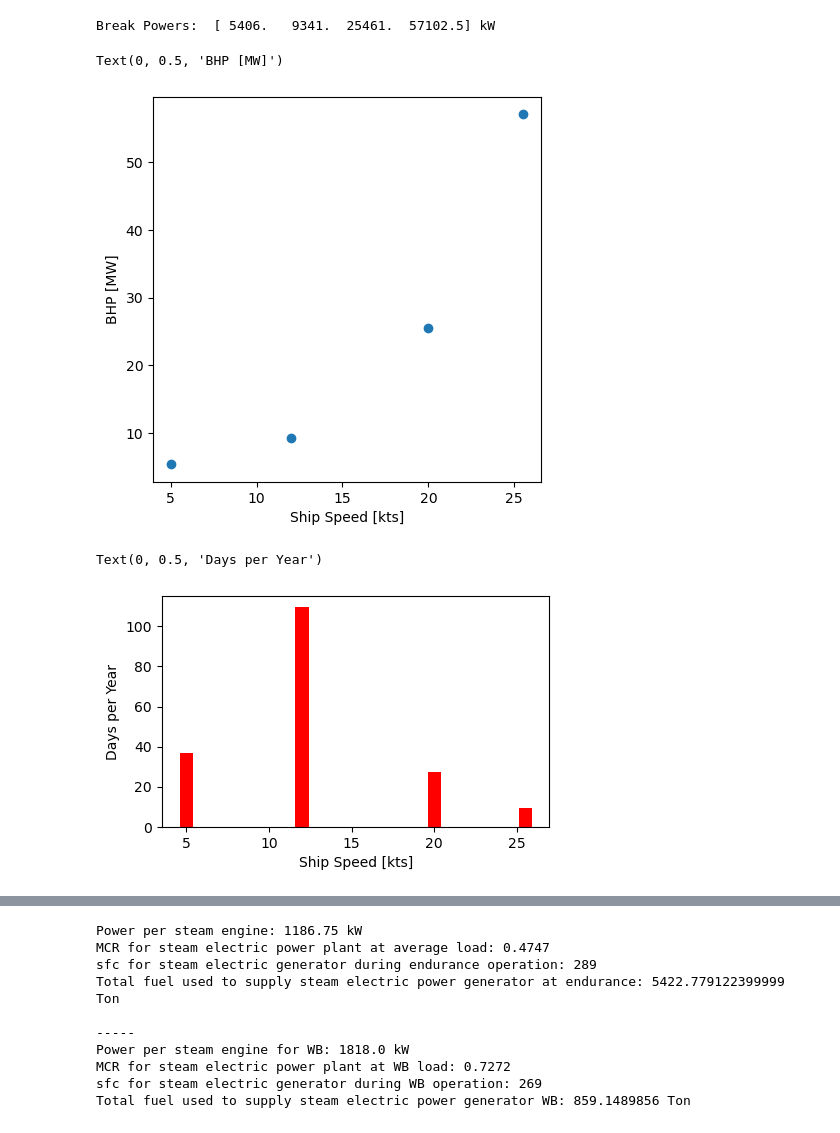
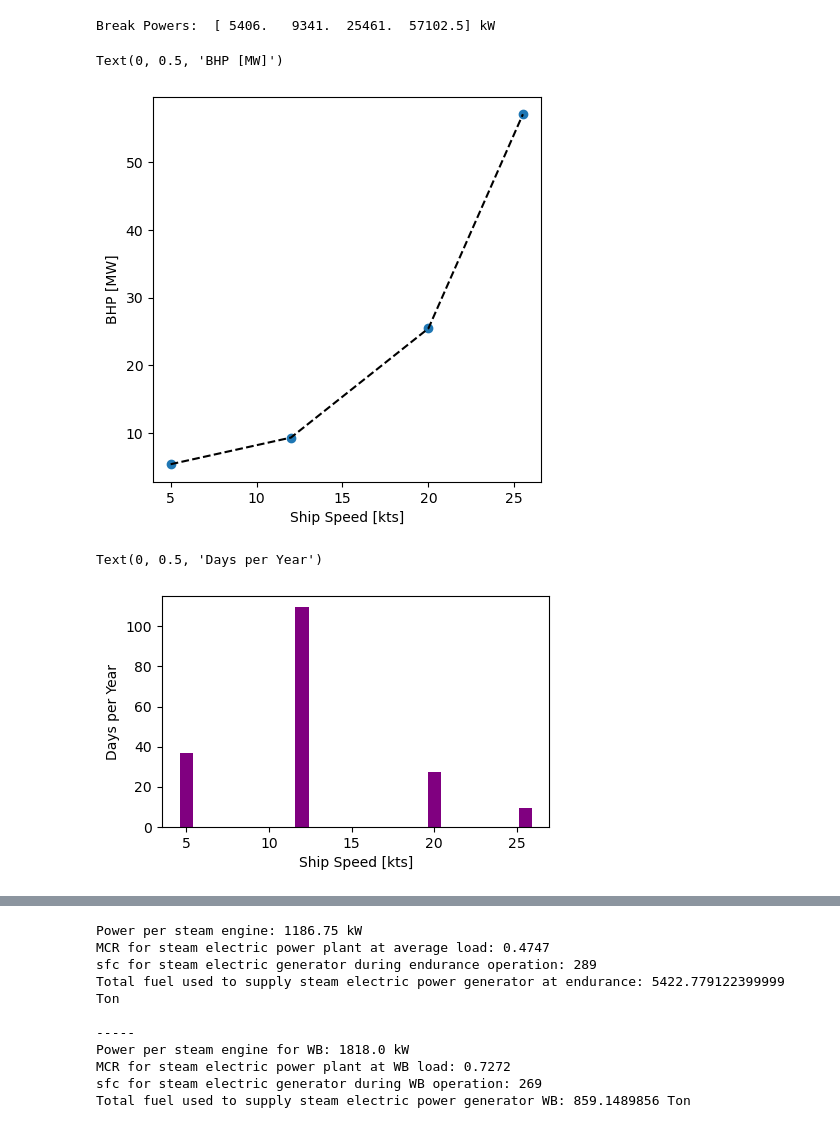
Before and after one commit to vandelij/marine_propulsion, a Jupyter notebook: final_project.ipynb, the cells around one changed output, grey strips where cells are left out. Cells and saved outputs as stored; diff of their text form; code cells hidden in the pictures.

```diff
--- a/final_project.ipynb
+++ b/final_project.ipynb
@@ -10,21 +10,22 @@ break_powers = np.array([5406, 9341, 25461, (62154 + 52051)/2]) # kW
 print('Break Powers: ', break_powers, 'kW')
 #print('Break Powers: ', np.round(break_powers*1.34102, 2), 'HP')
 plt.figure(figsize=(5,5))
+plt.plot(speeds, break_powers/1000, 'k--')
 plt.scatter(speeds, break_powers/1000)
 plt.xlabel('Ship Speed [kts]')
 plt.ylabel('BHP [MW]')
 # %% [output]
 Break Powers:  [ 5406.   9341.  25461.  57102.5] kW
 Text(0, 0.5, 'BHP [MW]')
-[figure, old version]
+[figure, new version]
 # %%
 plt.figure(figsize=(5,3))
-plt.bar(speeds, num_days_underway*duration_frac, color='red')
+plt.bar(speeds, num_days_underway*duration_frac, color='purple')
 plt.xlabel('Ship Speed [kts]')
 plt.ylabel('Days per Year')
 # %% [output]
 Text(0, 0.5, 'Days per Year')
-[figure, old version]
+[figure, new version]
 # %%
 # Steam Section
 sfc_100_steam = 289 # g/kwhr
```
Also changed, not shown: parts of 6 cells of this notebook.
